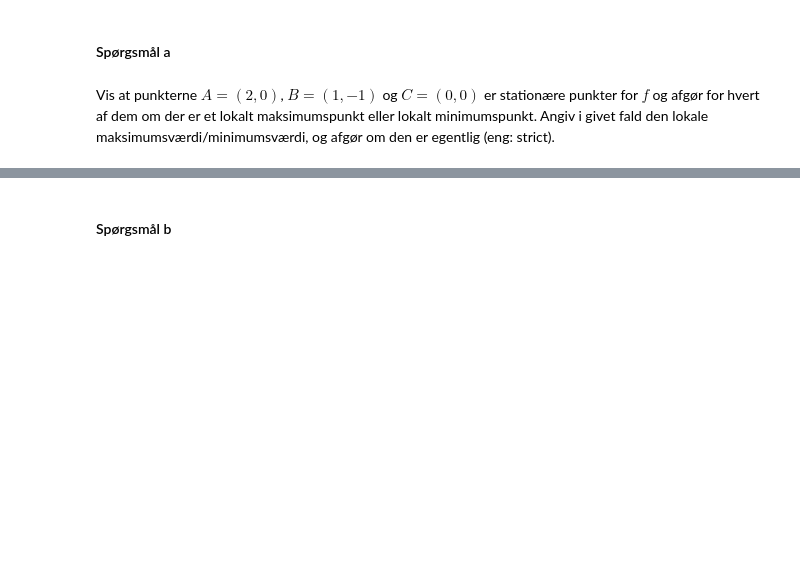
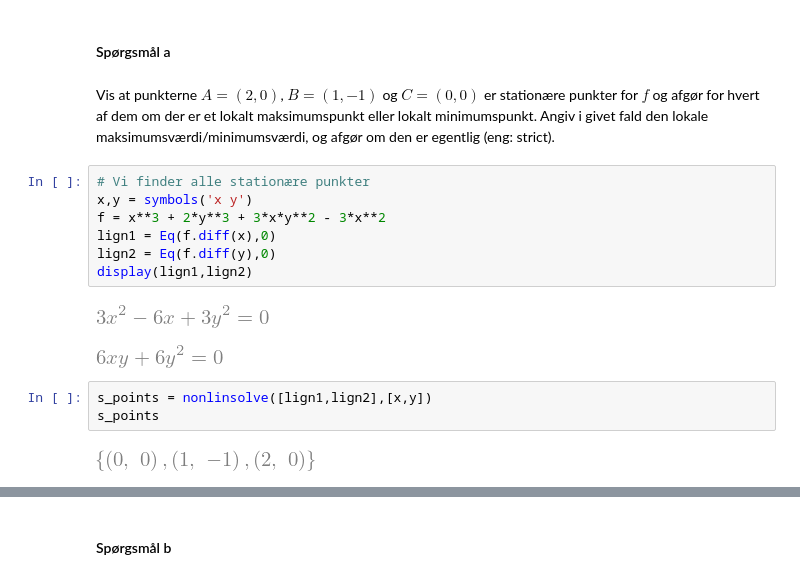
Before and after one commit to Chrisser1/01002-Mathematics-1b, a Jupyter notebook: week6/inclass_week06.ipynb, the cells around one changed output, grey strips where cells are left out. Cells and saved outputs as stored; diff of their text form; blank space fills up the shorter version.

```diff
--- a/week6/inclass_week06.ipynb
+++ b/week6/inclass_week06.ipynb
@@ -595,3 +637,18 @@ Givet funktionen $f:\mathbb{R}^2\rightarrow\mathbb{R}$ med forskriften
 #### Spørgsmål a
 # %% [markdown]
 Vis at punkterne $A=(2,0)$, $B=(1,-1)$ og $C=(0,0)$ er stationære punkter for $f$ og afgør for hvert af dem om der er et lokalt maksimumspunkt eller lokalt minimumspunkt. Angiv i givet fald den lokale maksimumsværdi/minimumsværdi, og afgør om den er egentlig (eng: strict).
+# %%
+# Vi finder alle stationære punkter
+x,y = symbols('x y')
+f = x**3 + 2*y**3 + 3*x*y**2 - 3*x**2
+lign1 = Eq(f.diff(x),0)
+lign2 = Eq(f.diff(y),0)
+display(lign1,lign2)
+# %% [output]
+[figure, added]
+[figure, added]
+# %%
+s_points = nonlinsolve([lign1,lign2],[x,y])
+s_points
+# %% [output]
+[figure, added]
```
Also changed, not shown: parts of 25 cells of this notebook, 11 other files.
